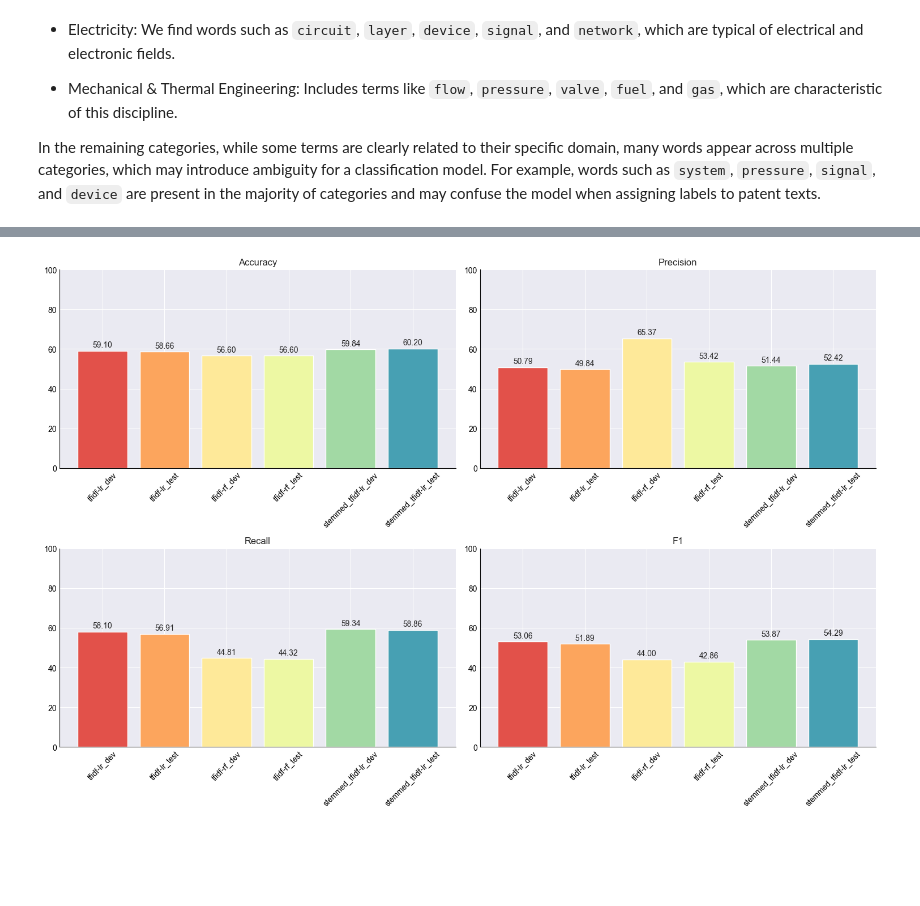
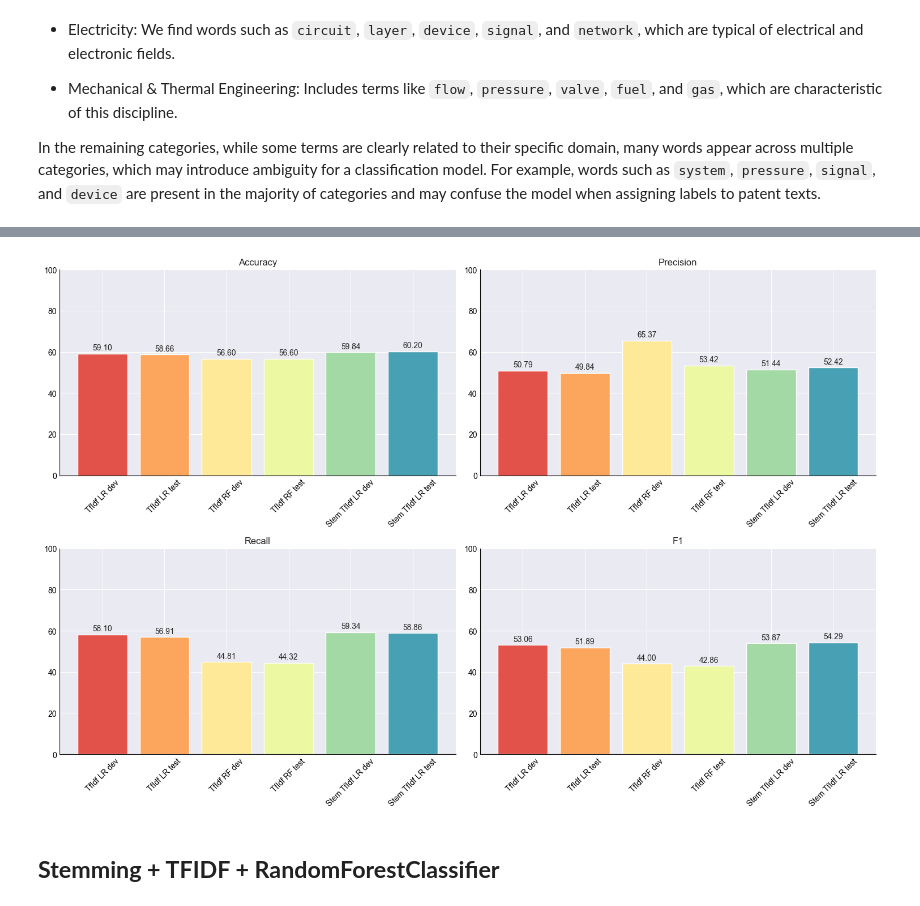
Before and after one commit to m9o8/anlp_final_project, a Jupyter notebook: code/task1.ipynb, the cells around one changed output, grey strips where cells are left out. Saved outputs shown, nothing was run; the diff lists cells and outputs as text; code cells hidden in the pictures; blank space fills up the shorter version.

```diff
--- a/code/task1.ipynb
+++ b/code/task1.ipynb
@@ -475,7 +582,6 @@ In this section we will calculate the expected performance of a random classifie
 # Set some hyperparameter settings for Tf-Idf
 tfidf_params = {
     "stop_words": "english",
-    #"min_df": 0.2,
     "max_df": 0.7,
     "ngram_range": (1, 2),
     "max_features": 5000
@@ -503,11 +609,11 @@ pipeline.fit(df_train["text"], df_train["label"])
 y_dev_pred = pipeline.predict(df_val["text"])
 y_dev_true = df_val['label']
 results = Metrics()
-results.run(y_dev_true, y_dev_pred, 'tfidf-lr_dev')
+results.run(y_dev_true, y_dev_pred, 'TfIdf LR dev')
 
 # Test on test set
 y_test_pred = pipeline.predict(df_test['text'])
 y_test_true = df_test['label']
-results.run(y_test_true, y_test_pred, 'tfidf-lr_test')
+results.run(y_test_true, y_test_pred, 'TfIdf LR test')
 results.plot()
 # %% [output]
@@ -537,15 +692,15 @@ pipeline = Pipeline([
 #Train the model
 pipeline.fit(df_train["text"], df_train["label"])
 
-# Evaluate on dev set
+# Evaluate on dev settf
 y_dev_pred = pipeline.predict(df_val["text"])
 y_dev_true = df_val['label']
-results.run(y_dev_true, y_dev_pred, 'tfidf-rf_dev')
+results.run(y_dev_true, y_dev_pred, 'TfIdf RF dev')
 
 # Test on test set
 y_test_pred = pipeline.predict(df_test['text'])
 y_test_true = df_test['label']
-results.run(y_test_true, y_test_pred, 'tfidf-rf_test')
+results.run(y_test_true, y_test_pred, 'TfIdf RF test')
 results.plot()
 # %% [output]
 [Parallel(n_jobs=-1)]: Using backend ThreadingBackend with 8 concurrent workers.
@@ -576,33 +737,35 @@ class StemTransformer(BaseEstimator, TransformerMixin):
         return [' '.join([self.stemmer.stem(word) for word in text.split()]) for text in X]
 
 # Update pipeline to include stemming
 pipeline = Pipeline([
     ("preprocessor", FunctionTransformer(lambda X: [remove_special_characters(text) for text in X])),
     ('stemmer', StemTransformer()),
     ('tfidf', TfidfVectorizer(**tfidf_params)),
     ('logreg', LogisticRegression(random_state=42,
          C=1.0,
          penalty='l2',
          solver='lbfgs',
          max_iter=1000,
          class_weight='balanced',
          multi_class='multinomial'
          ))
 ])
 
 
 #Train the model
 pipeline.fit(df_train["text"], df_train["label"])
 
 # Evaluate on dev set
 y_dev_pred = pipeline.predict(df_val["text"])
 y_dev_true = df_val['label']
-results.run(y_dev_true, y_dev_pred, 'stemmed_tfidf-lr_dev')
+results.run(y_dev_true, y_dev_pred, 'Stem TfIdf LR dev')
 
 # Test on test set
 y_test_pred = pipeline.predict(df_test['text'])
 y_test_true = df_test['label']
-results.run(y_test_true, y_test_pred, 'stemmed_tfidf-lr_test')
+results.run(y_test_true, y_test_pred, 'Stem TfIdf LR test')
 results.plot()
 # %% [output]
-[figure, old version]
+[figure, new version]
+# %% [markdown]
+## **Stemming + TFIDF + RandomForestClassifier**
```
Also changed, not shown: parts of 37 cells of this notebook.
